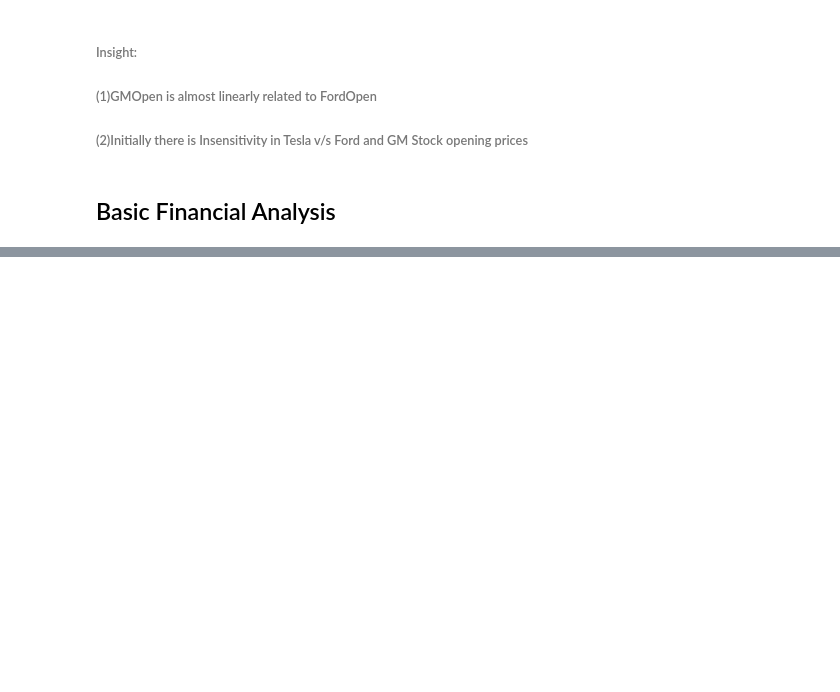
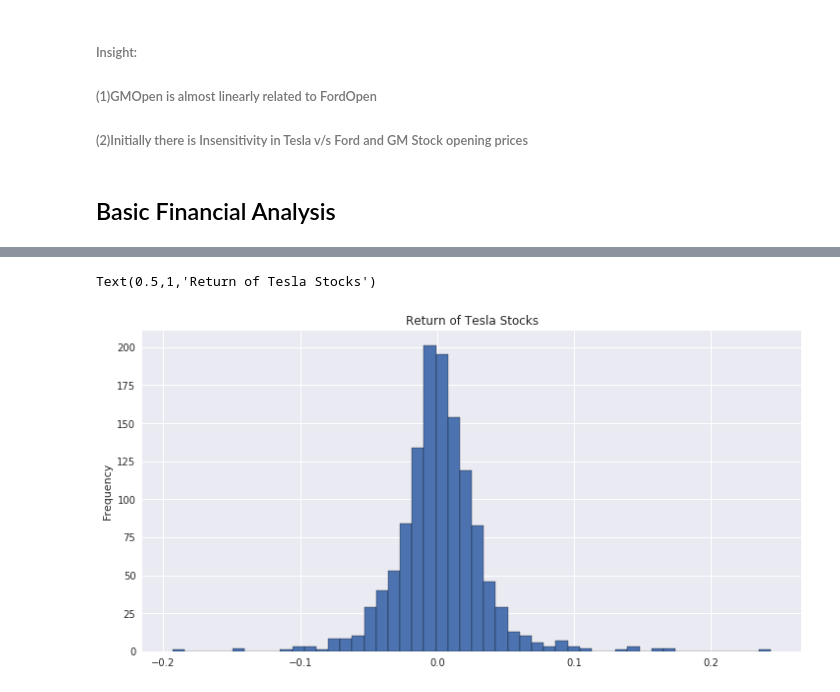
Before and after one commit to HeadHunTeR779/Stock-Analysis-of-Automobile-Giants, a Jupyter notebook: Stock_Analysis.ipynb, the cells around one changed output, grey strips where cells are left out. Saved outputs shown, nothing was run; the diff lists cells and outputs as text; code cells hidden in the pictures; blank space fills up the shorter version.

Commit message:
Added Stock Volatility and Stability Insights

```diff
--- a/Stock_Analysis.ipynb
+++ b/Stock_Analysis.ipynb
@@ -214,0 +231,2 @@ plt.plot()
+# %%
+tesla["returns"] = (tesla['Close']/tesla.shift()['Close']) -1  #could have used pct_change as well!!!
@@ -214,0 +267,6 @@ plt.plot()
+# %%
+tesla["returns"].plot(kind="hist",bins=50,edgecolor="black",figsize=(12,6))
+plt.title("Return of Tesla Stocks")
+# %% [output]
+Text(0.5,1,'Return of Tesla Stocks')
+[figure, added]
```
Also changed, not shown: parts of 14 cells of this notebook.
